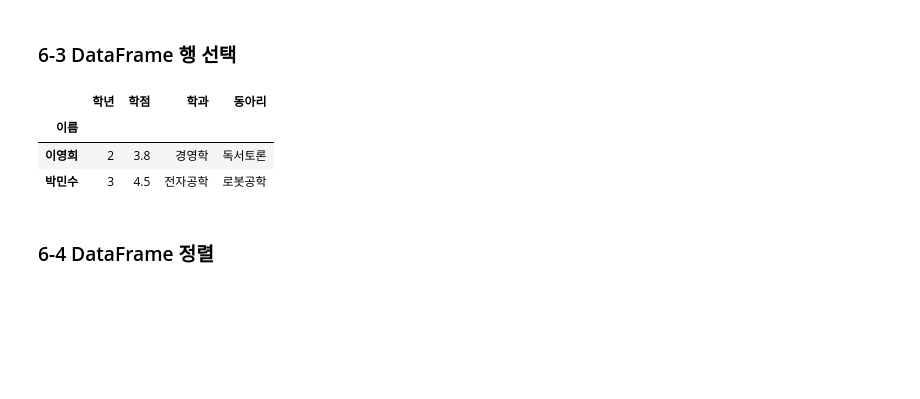
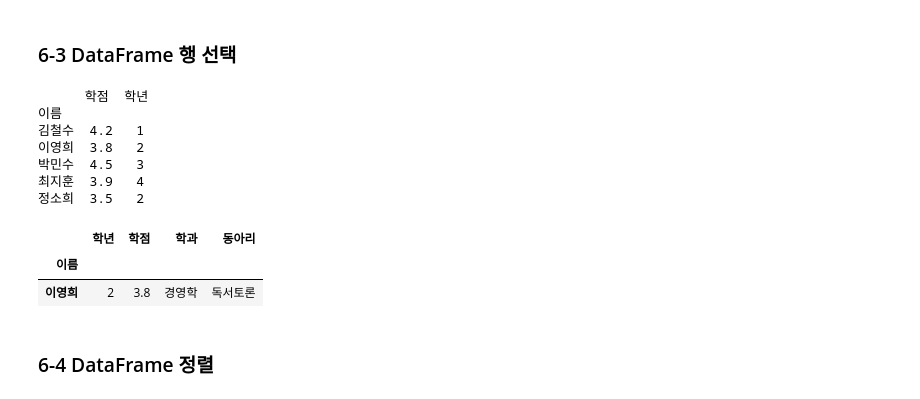
Before and after one commit to DFTFT-os/Data-Analysis-with-Open-Source, a Jupyter notebook: 오픈소스_데이터_분석_6강.ipynb, the cells around one changed output. Saved outputs shown, nothing was run; the diff lists cells and outputs as text; code cells hidden in the pictures; blank space fills up the shorter version.

```diff
--- a/오픈소스_데이터_분석_6강.ipynb
+++ b/오픈소스_데이터_분석_6강.ipynb
@@ -110,35 +110,46 @@ df_renamed
 # %%
 import pandas as pd
 
 data = {
     "이름": ["김철수", "이영희", "박민수", "최지훈", "정소희"],
     "학년": [1, 2, 3, 4, 2],
     "학점": [4.2, 3.8, 4.5, 3.9, 3.5],
     "학과": ["컴퓨터공학", "경영학", "전자공학", "의학", "심리학"],
     "동아리": ["프로그래밍", "독서토론", "로봇공학", "봉사활동", "음악감상"]
 }
 
 #DataFrame 인덱스 지정 (우리가 다룰 데이터의 중요한 속성을 인덱스로 설정해서 탐색 편하게 하고 직관적으로 이해할 수 있게 함)
 df = pd.DataFrame(data)
 df = df.set_index('이름')
 df
 
 #DataFrame 행 선택 loc location
 df.loc['김철수']
 df.loc[['김철수', '이영희']] #리스트로 만들어서 전달해야 여러개 행 가지고 올 수 있다
 df.loc['김철수':'박민수'] #슬라이싱 사용
 
 #DataFrame 위치 기반 행 선택 (몇번째!!행!!가져와죠!!) iloc index location
 df.iloc[1] #파이썬이니까 두번째 값 가지고 오고 싶으면 인덱스 1
 df.iloc[[2,3]]
 df.iloc[1:3]
 
-#DataFrame 조건 기반 선택
+#DataFrame 조건 기반 선택 불리언인덱싱 이해 필요해용
+df.loc[[True, False, True, False, False]] #True만 가지고오세용 이러면 1, 3번째 불러와짐
+print(df[['학점','학년']])
+df.loc[df['학점'] >= 4.0]
+df[df['학년'] == 2]
+df[(df['학년'] == 2) & (df['학점'] >= 3.7)]
 # %% [output]
+      학점  학년
+이름
+김철수  4.2   1
+이영희  3.8   2
+박민수  4.5   3
+최지훈  3.9   4
+정소희  3.5   2
 |  | 학년 | 학점 | 학과 | 동아리 |
 | 이름 |  |  |  |  |
 | 이영희 | 2 | 3.8 | 경영학 | 독서토론 |
-| 박민수 | 3 | 4.5 | 전자공학 | 로봇공학 |
 # %% [markdown]
 ### 6-4 DataFrame 정렬
 # %%
```
Also changed, not shown: parts of 1 cell of this notebook.
